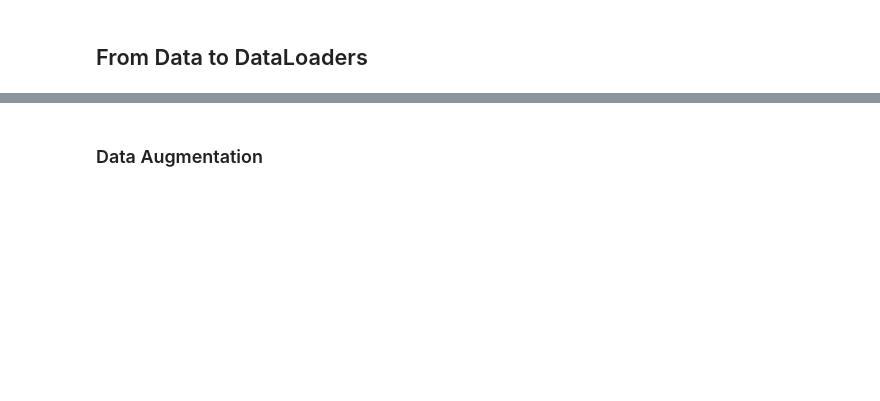
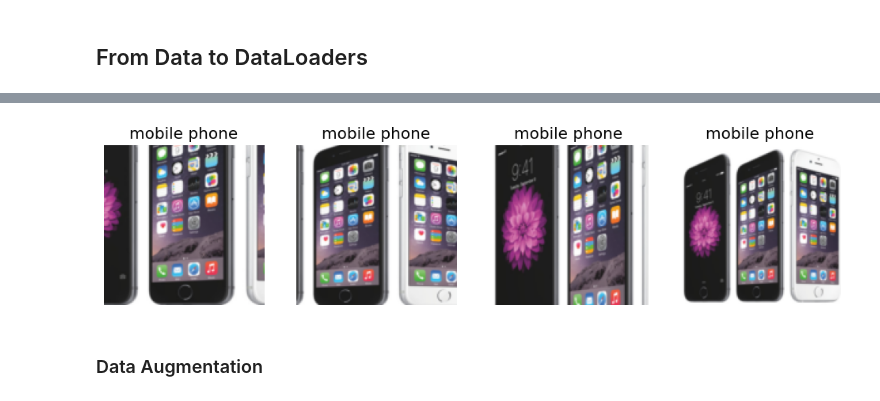
Before and after one commit to arihantvyavhare/device_detector, a Jupyter notebook: model_training.ipynb, the cells around one changed output, grey strips where cells are left out. Saved outputs shown, nothing was run; the diff lists cells and outputs as text; code cells hidden in the pictures; blank space fills up the shorter version.

```diff
--- a/model_training.ipynb
+++ b/model_training.ipynb
@@ -98,7 +80,9 @@ dls.valid.show_batch(max_n=4, nrows=1)
 # %%
-bears = bears.new(item_tfms=RandomResizedCrop(128, min_scale=0.3))
-dls = bears.dataloaders(path)
+devices = devices.new(item_tfms=RandomResizedCrop(128, min_scale=0.3))
+dls = devices.dataloaders(path)
 dls.train.show_batch(max_n=4, nrows=1, unique=True)
+# %% [output]
+[figure, added]
 # %% [markdown]
 ### Data Augmentation
 # %%
```
Also changed, not shown: parts of 49 cells of this notebook, 1 other file.
